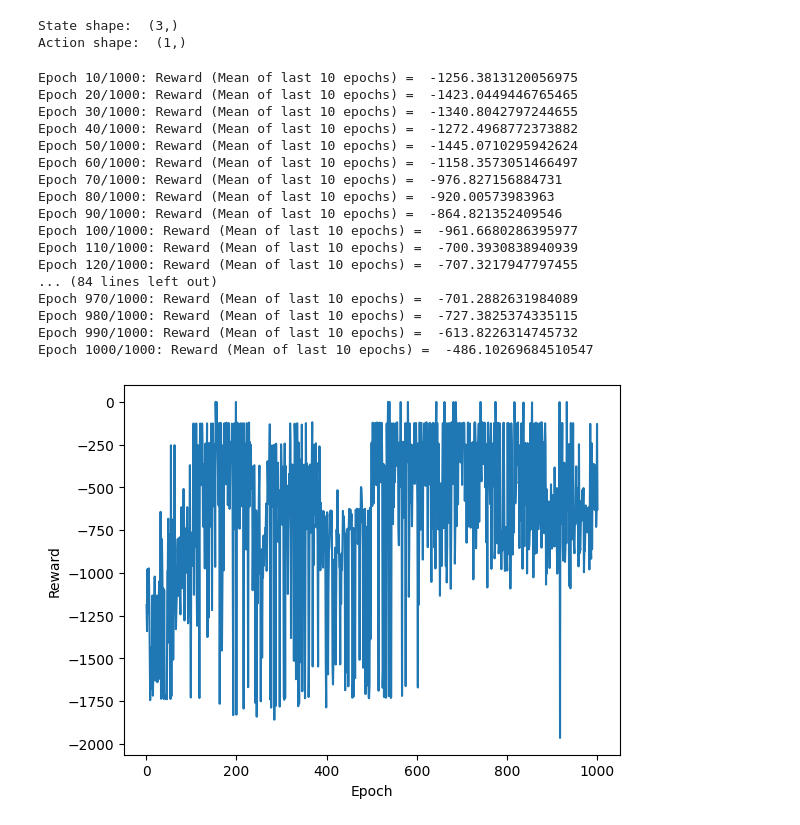
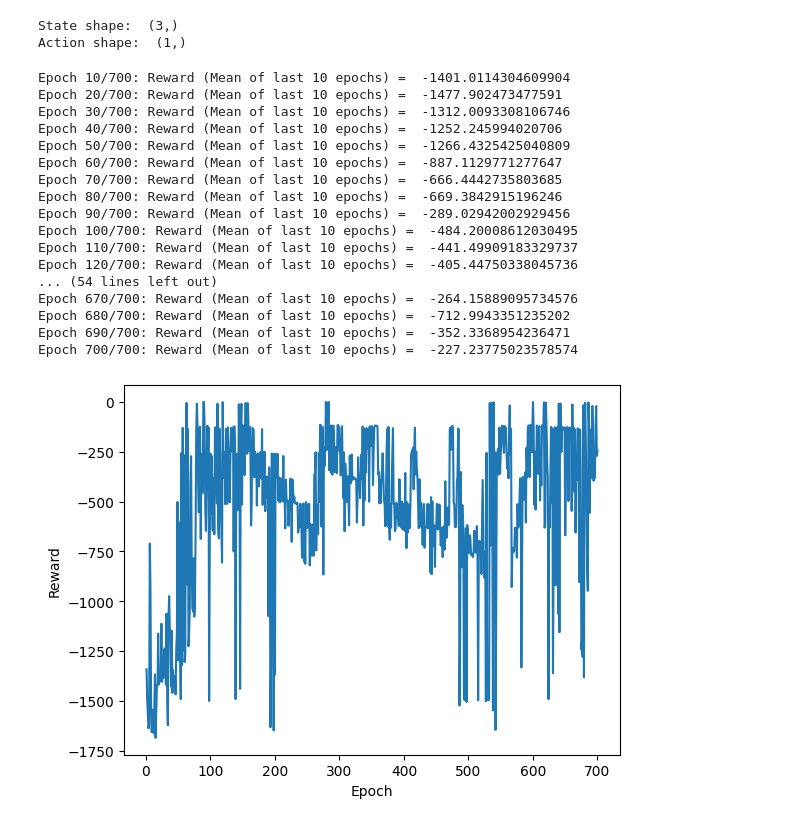
Before and after one commit to galib19/Temp_Jefferson_Lab_PDoc, a Jupyter notebook: problem_1.ipynb, the cells around one changed output. Drawn from its saved outputs; the diff is of its cells as text; code cells hidden in the pictures.

```diff
--- a/problem_1.ipynb
+++ b/problem_1.ipynb
@@ -173,49 +173,47 @@ agent = DDPG(state_size=3, action_size=1, random_seed=0)
 State shape:  (3,)
 Action shape:  (1,)
 # %%
-n_epochs = 1000
-scores = []
+n_epochs = 700
+rewards = []
 def train_ddpg():
     for i in range(1, n_epochs+1):
         state = env.reset()
         agent.reset()
-        score = 0
-        for t in range(300):
+        total_reward_in_epoch = 0
+        for j in range(300):
             action = agent.get_action(state)
             next_state, reward, done, _ = env.step(action)
             agent.execute_action(state, action, reward, next_state, done)
             state = next_state
-            score += reward
+            total_reward_in_epoch += reward
             if done:
                 break
-        scores.append(score)
+        rewards.append(total_reward_in_epoch)
         if i % 10 == 0:
-            print(f"Epoch {i}/{n_epochs}: Reward (Mean of last 10 epochs) =  {np.mean(scores[-10:])}")
+            print(f"Epoch {i}/{n_epochs}: Reward (Mean of last 10 epochs) =  {np.mean(rewards[-10:])}")
 train_ddpg()
 # %% [output]
-Epoch 10/1000: Reward (Mean of last 10 epochs) =  -1256.3813120056975
-Epoch 20/1000: Reward (Mean of last 10 epochs) =  -1423.0449446765465
-Epoch 30/1000: Reward (Mean of last 10 epochs) =  -1340.8042797244655
-Epoch 40/1000: Reward (Mean of last 10 epochs) =  -1272.4968772373882
-Epoch 50/1000: Reward (Mean of last 10 epochs) =  -1445.0710295942624
-Epoch 60/1000: Reward (Mean of last 10 epochs) =  -1158.3573051466497
-Epoch 70/1000: Reward (Mean of last 10 epochs) =  -976.827156884731
-Epoch 80/1000: Reward (Mean of last 10 epochs) =  -920.00573983963
-Epoch 90/1000: Reward (Mean of last 10 epochs) =  -864.821352409546
-Epoch 100/1000: Reward (Mean of last 10 epochs) =  -961.6680286395977
-Epoch 110/1000: Reward (Mean of last 10 epochs) =  -700.3930838940939
-Epoch 120/1000: Reward (Mean of last 10 epochs) =  -707.3217947797455
-... (84 lines left out)
-Epoch 970/1000: Reward (Mean of last 10 epochs) =  -701.2882631984089
-Epoch 980/1000: Reward (Mean of last 10 epochs) =  -727.3825374335115
-Epoch 990/1000: Reward (Mean of last 10 epochs) =  -613.8226314745732
-Epoch 1000/1000: Reward (Mean of last 10 epochs) =  -486.10269684510547
+Epoch 10/700: Reward (Mean of last 10 epochs) =  -1401.0114304609904
+Epoch 20/700: Reward (Mean of last 10 epochs) =  -1477.902473477591
+Epoch 30/700: Reward (Mean of last 10 epochs) =  -1312.0093308106746
+Epoch 40/700: Reward (Mean of last 10 epochs) =  -1252.245994020706
+Epoch 50/700: Reward (Mean of last 10 epochs) =  -1266.4325425040809
+Epoch 60/700: Reward (Mean of last 10 epochs) =  -887.1129771277647
+Epoch 70/700: Reward (Mean of last 10 epochs) =  -666.4442735803685
+Epoch 80/700: Reward (Mean of last 10 epochs) =  -669.3842915196246
+Epoch 90/700: Reward (Mean of last 10 epochs) =  -289.02942002929456
+Epoch 100/700: Reward (Mean of last 10 epochs) =  -484.20008612030495
+Epoch 110/700: Reward (Mean of last 10 epochs) =  -441.49909183329737
+Epoch 120/700: Reward (Mean of last 10 epochs) =  -405.44750338045736
+... (54 lines left out)
+Epoch 670/700: Reward (Mean of last 10 epochs) =  -264.15889095734576
+Epoch 680/700: Reward (Mean of last 10 epochs) =  -712.9943351235202
+Epoch 690/700: Reward (Mean of last 10 epochs) =  -352.3368954236471
+Epoch 700/700: Reward (Mean of last 10 epochs) =  -227.23775023578574
 # %%
-fig = plt.figure()
-ax = fig.add_subplot(111)
-plt.plot(np.arange(1, len(scores)+1), scores)
+plt.plot(np.arange(1, len(rewards)+1), rewards)
 plt.ylabel('Reward')
 plt.xlabel('Epoch')
 plt.show()
 # %% [output]
-[figure, old version]
+[figure, new version]
```
Also changed, not shown: parts of 3 cells of this notebook, 1 other file.
